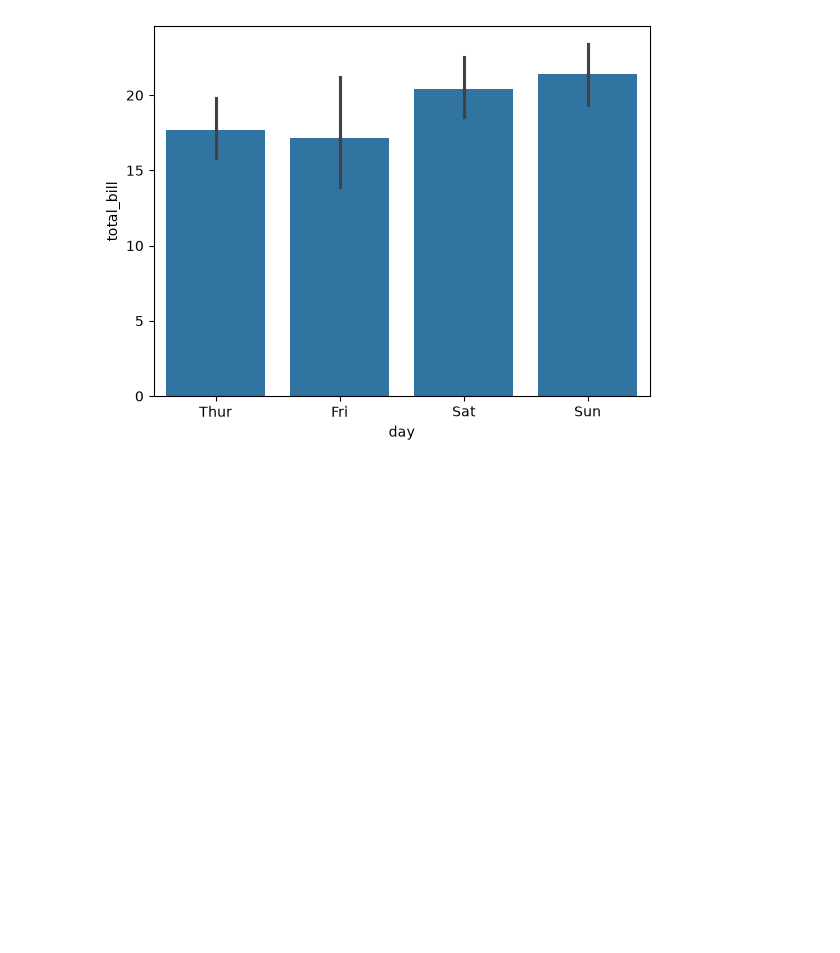
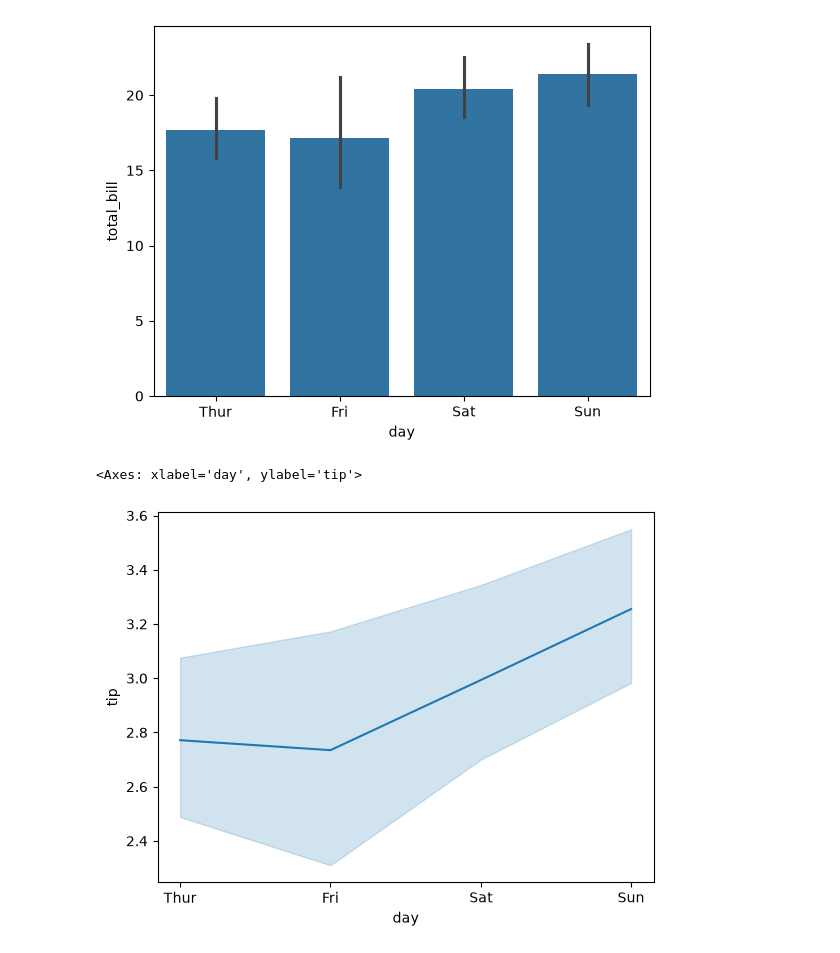
Before and after one commit to Aryanbhayji/Seaborn-library, a Jupyter notebook: main.ipynb, the cells around one changed output. Saved outputs shown, nothing was run; the diff lists cells and outputs as text; code cells hidden in the pictures; blank space fills up the shorter version.

```diff
--- a/main.ipynb
+++ b/main.ipynb
@@ -259,3 +259,11 @@ sns.barplot(data=data,x="day",y="total_bill")
 # %% [output]
 <Axes: xlabel='day', ylabel='total_bill'>
 [figure]
+# %%
+import seaborn as sns
+df=sns.load_dataset("tips")
+
+sns.lineplot(data=df, x="day",y="tip")
+# %% [output]
+<Axes: xlabel='day', ylabel='tip'>
+[figure, added]
```
